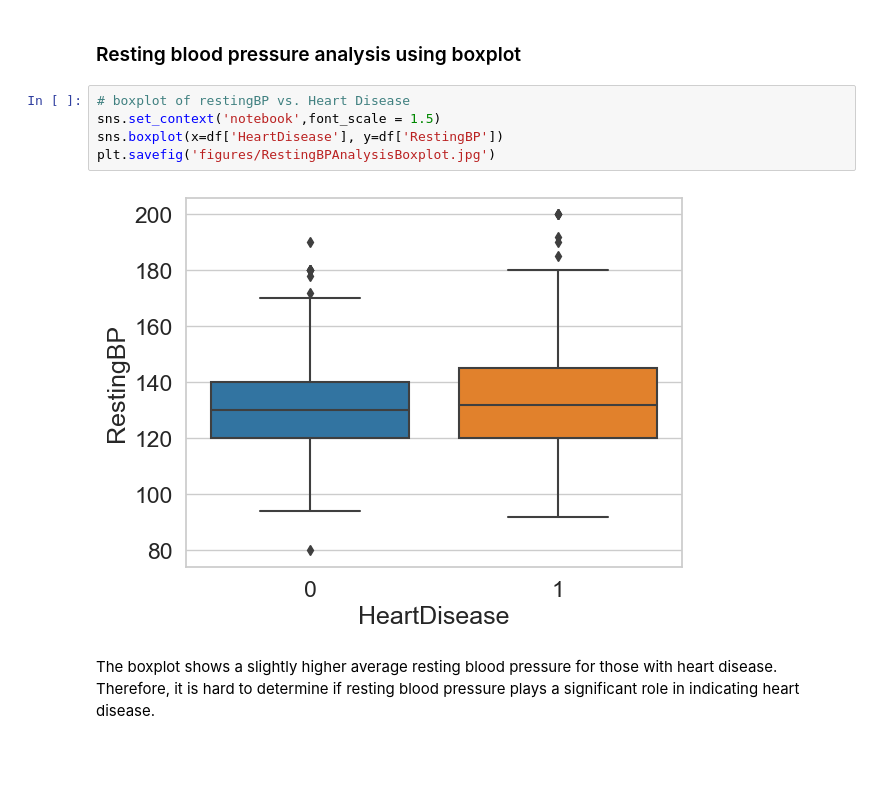
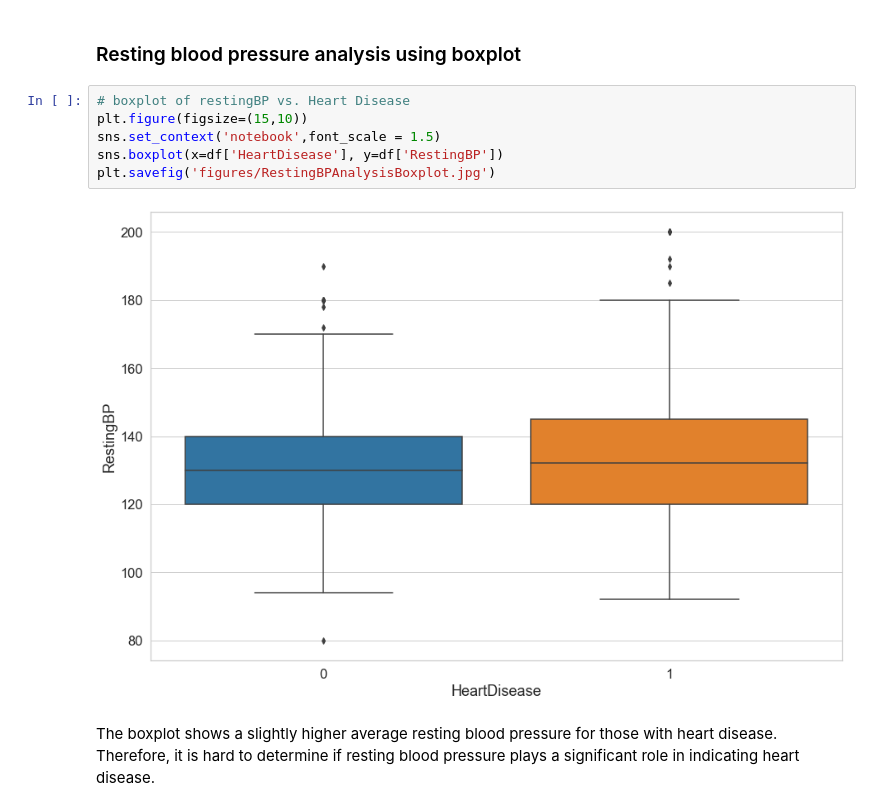
Before and after one commit to davednguyen/CPSC5305_Team_DataGeeks, a Jupyter notebook: HeartAttackPrediction.ipynb, the cells around one changed output. Drawn from its saved outputs; the diff is of its cells as text; blank space fills up the shorter version.

```diff
--- a/HeartAttackPrediction.ipynb
+++ b/HeartAttackPrediction.ipynb
@@ -352,11 +354,12 @@ After reduction of 1 data tuple, the shape decreases by 1 row:  (917, 12)
 ### Resting blood pressure analysis using boxplot
 # %%
 # boxplot of restingBP vs. Heart Disease
+plt.figure(figsize=(15,10))
 sns.set_context('notebook',font_scale = 1.5)
 sns.boxplot(x=df['HeartDisease'], y=df['RestingBP'])
 plt.savefig('figures/RestingBPAnalysisBoxplot.jpg')
 # %% [output]
-[figure, old version]
+[figure, new version]
 # %% [markdown]
 The boxplot shows a slightly higher average resting blood pressure for those with heart disease. Therefore, it is hard to determine if resting blood pressure plays a significant role in indicating heart disease.
 # %% [markdown]
```
Also changed, not shown: parts of 18 cells of this notebook, 17 other files.
